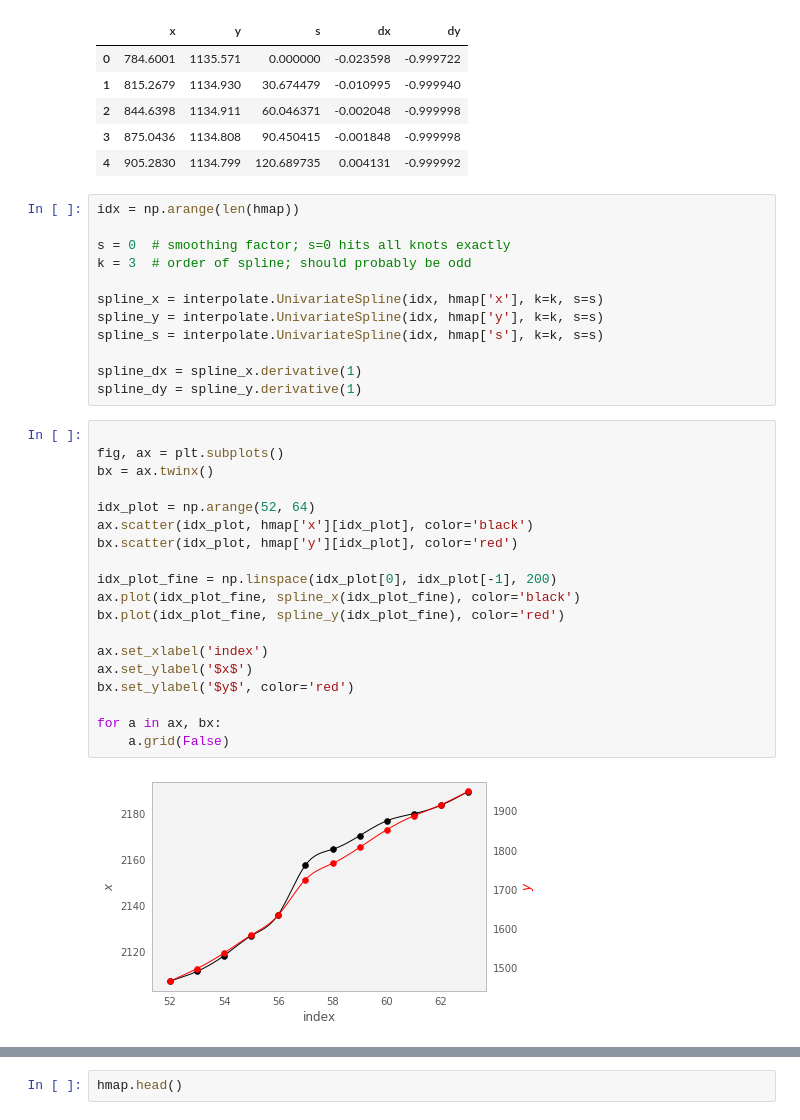
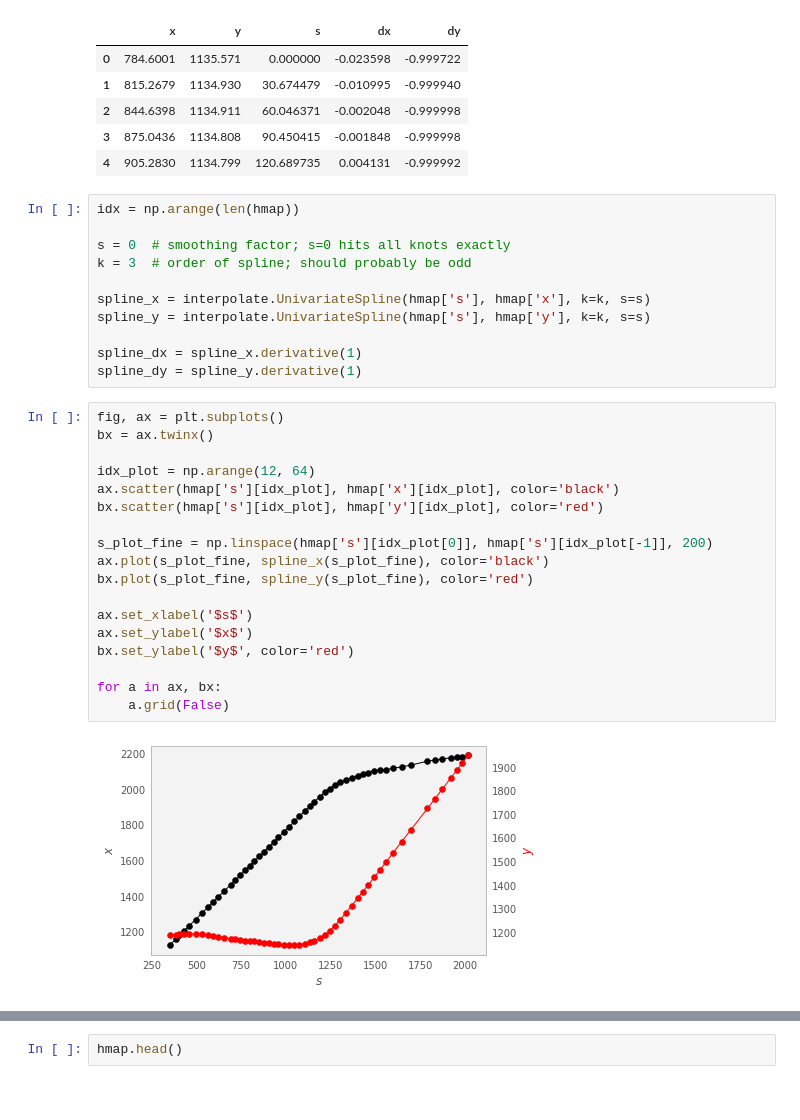
Before and after one commit to tsbertalan/CarND-Path-Planning-Project, a Jupyter notebook: scripts/Improve Frenet data.ipynb, the cells around one changed output, grey strips where cells are left out. Cells and saved outputs as stored; diff of their text form.

```diff
--- a/scripts/Improve Frenet data.ipynb
+++ b/scripts/Improve Frenet data.ipynb
@@ -19,33 +19,31 @@ idx = np.arange(len(hmap))
 s = 0  # smoothing factor; s=0 hits all knots exactly
 k = 3  # order of spline; should probably be odd
 
-spline_x = interpolate.UnivariateSpline(idx, hmap['x'], k=k, s=s)
-spline_y = interpolate.UnivariateSpline(idx, hmap['y'], k=k, s=s)
-spline_s = interpolate.UnivariateSpline(idx, hmap['s'], k=k, s=s)
+spline_x = interpolate.UnivariateSpline(hmap['s'], hmap['x'], k=k, s=s)
+spline_y = interpolate.UnivariateSpline(hmap['s'], hmap['y'], k=k, s=s)
 
 spline_dx = spline_x.derivative(1)
 spline_dy = spline_y.derivative(1)
 # %%
-
 fig, ax = plt.subplots()
 bx = ax.twinx()
 
-idx_plot = np.arange(52, 64)
-ax.scatter(idx_plot, hmap['x'][idx_plot], color='black')
-bx.scatter(idx_plot, hmap['y'][idx_plot], color='red')
+idx_plot = np.arange(12, 64)
+ax.scatter(hmap['s'][idx_plot], hmap['x'][idx_plot], color='black')
+bx.scatter(hmap['s'][idx_plot], hmap['y'][idx_plot], color='red')
 
-idx_plot_fine = np.linspace(idx_plot[0], idx_plot[-1], 200)
-ax.plot(idx_plot_fine, spline_x(idx_plot_fine), color='black')
-bx.plot(idx_plot_fine, spline_y(idx_plot_fine), color='red')
+s_plot_fine = np.linspace(hmap['s'][idx_plot[0]], hmap['s'][idx_plot[-1]], 200)
+ax.plot(s_plot_fine, spline_x(s_plot_fine), color='black')
+bx.plot(s_plot_fine, spline_y(s_plot_fine), color='red')
 
-ax.set_xlabel('index')
+ax.set_xlabel('$s$')
 ax.set_ylabel('$x$')
 bx.set_ylabel('$y$', color='red')
 
 for a in ax, bx:
     a.grid(False)
 # %% [output]
-[figure, old version]
+[figure, new version]
 # %%
 fig, ax = plt.subplots()
 
```
Also changed, not shown: parts of 3 cells of this notebook, 9 other files.
